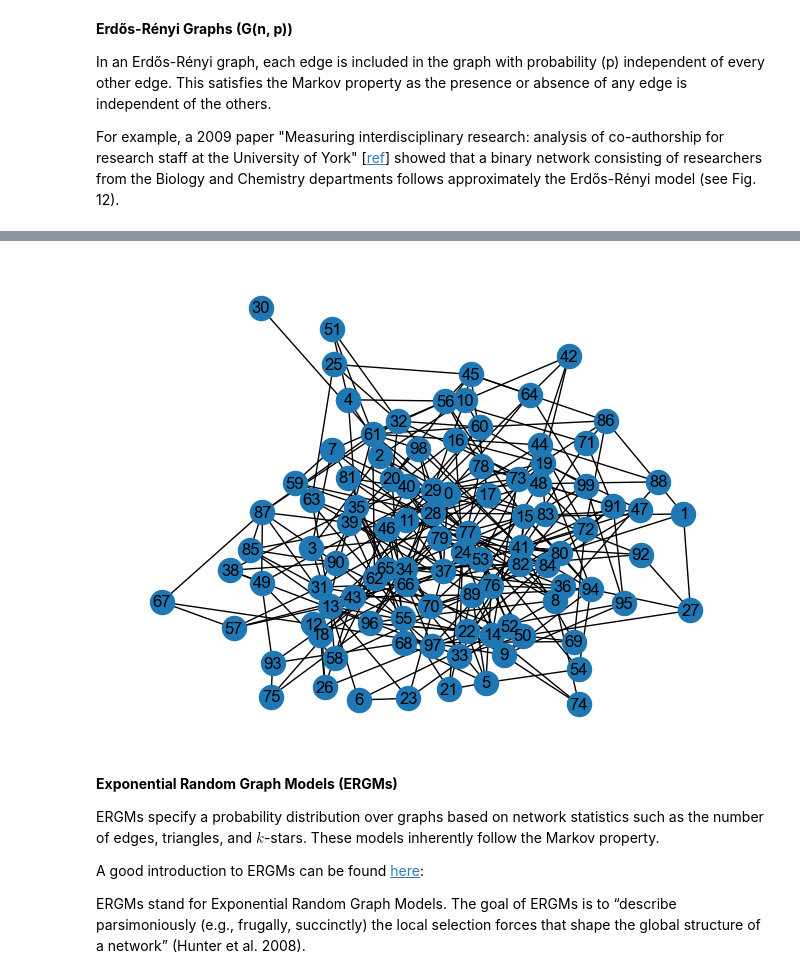
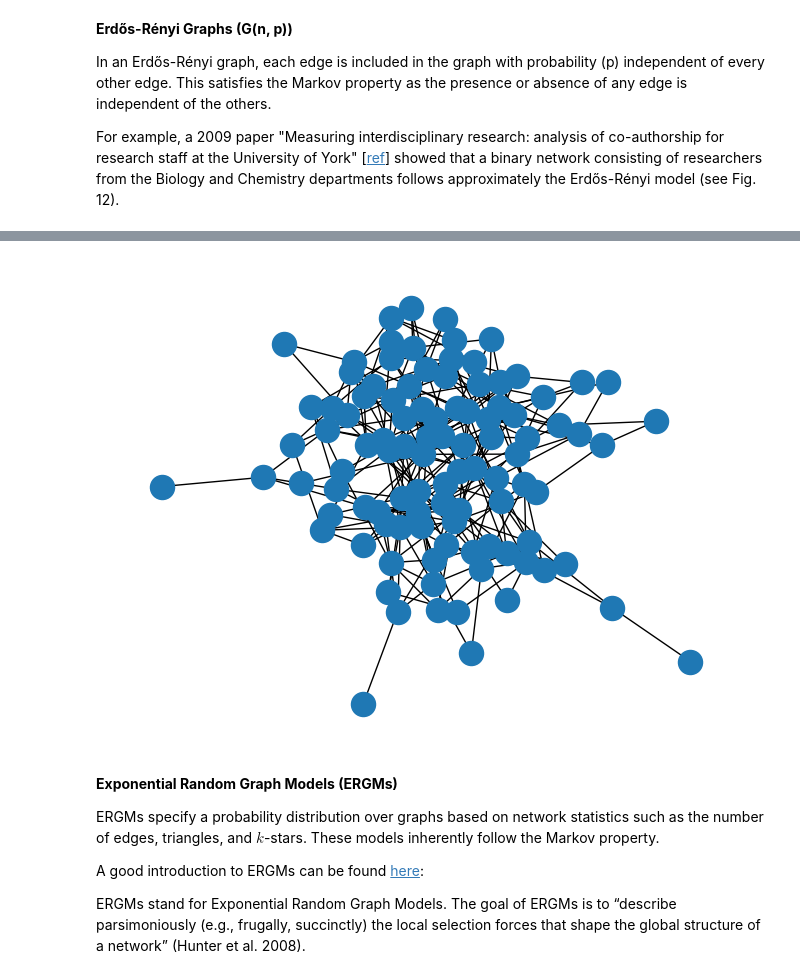
Before and after one commit to bgbg/MLConnectedWorld, a Jupyter notebook: MLConnectedWorldBook/part_06_ch_03_markov_graphs.ipynb, the cells around one changed output, grey strips where cells are left out. Drawn from its saved outputs; the diff is of its cells as text; code cells hidden in the pictures.

```diff
--- a/MLConnectedWorldBook/part_06_ch_03_markov_graphs.ipynb
+++ b/MLConnectedWorldBook/part_06_ch_03_markov_graphs.ipynb
@@ -73,8 +73,8 @@ nx.draw(er, with_labels=True)
 # %%
 erdos_renyi_graph = create_erdos_renyi_graph(100, 0.05)
-nx.draw(erdos_renyi_graph, with_labels=True, pos=nx.spring_layout(erdos_renyi_graph))
+nx.draw(erdos_renyi_graph, with_labels=False, pos=nx.spring_layout(erdos_renyi_graph))
 # %% [output]
-[figure, old version]
+[figure, new version]
 # %% [markdown]
 **Exponential Random Graph Models (ERGMs)**
 
```
Also changed, not shown: parts of 7 cells of this notebook, 14 other files.
